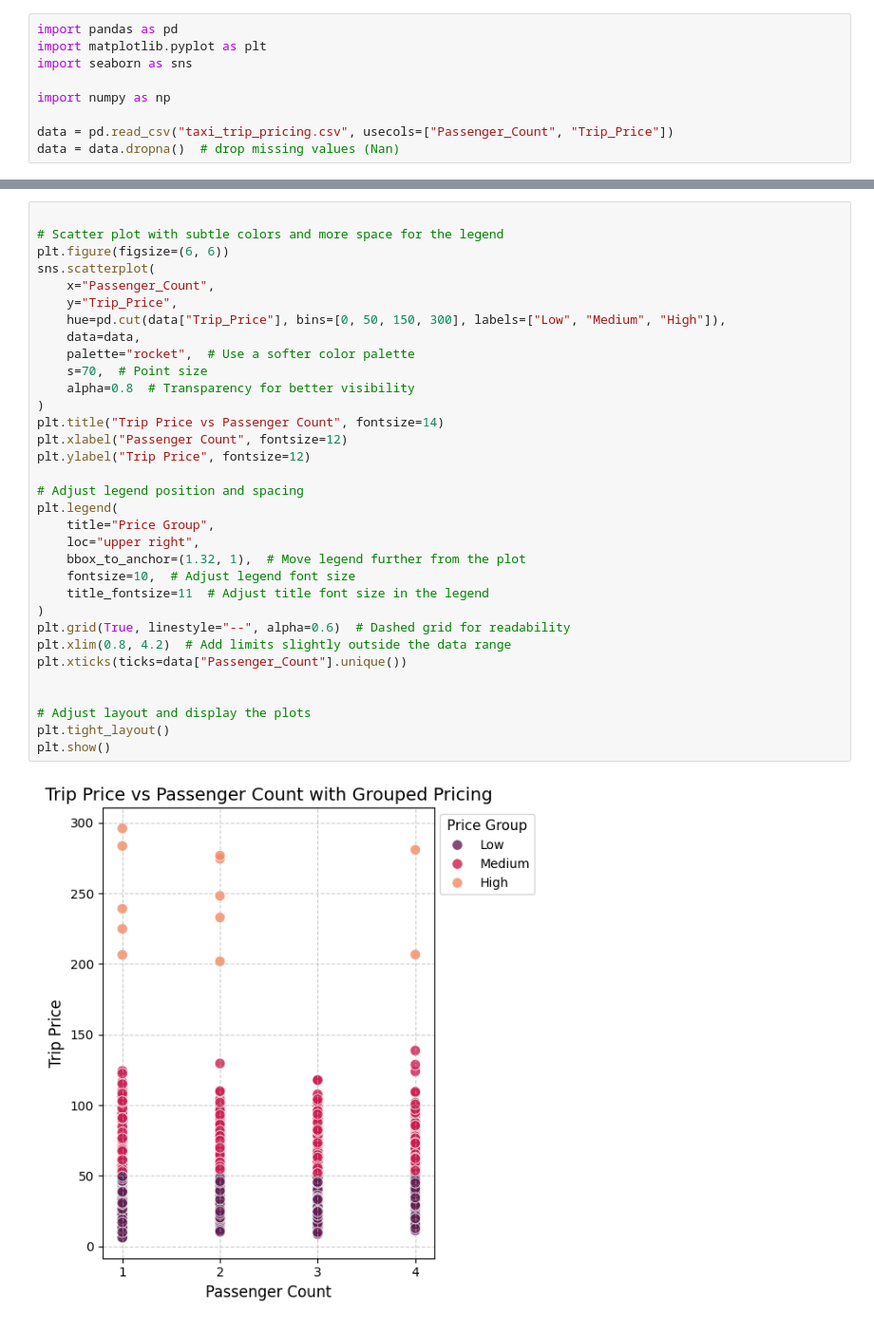
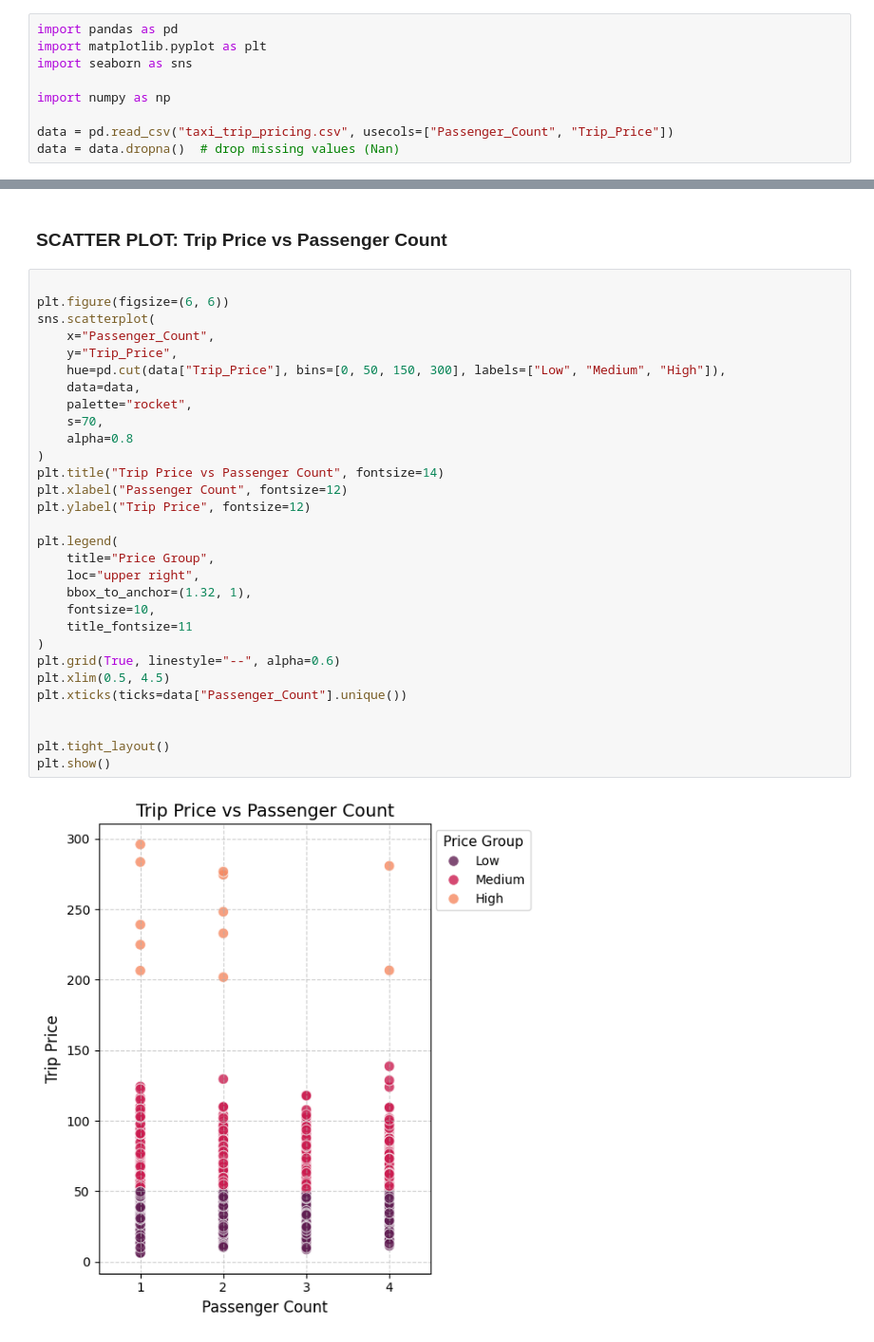
Before and after one commit to YIlyaA/Intro-To-DataScience-project, a Jupyter notebook: passanger_count.ipynb, the cells around one changed output, grey strips where cells are left out. Shown: that part at 95% size. Cells and saved outputs as stored; diff of their text form.

```diff
--- a/passanger_count.ipynb
+++ b/passanger_count.ipynb
@@ -33,38 +32,37 @@ plt.grid(axis='y', linestyle='--', alpha=0.6)
 plt.show()
 # %% [output]
 [figure]
+# %% [markdown]
+### SCATTER PLOT: **Trip Price vs Passenger Count**
 # %%
 
-# Scatter plot with subtle colors and more space for the legend
 plt.figure(figsize=(6, 6))
 sns.scatterplot(
     x="Passenger_Count",
     y="Trip_Price",
     hue=pd.cut(data["Trip_Price"], bins=[0, 50, 150, 300], labels=["Low", "Medium", "High"]),
     data=data,
-    palette="rocket",  # Use a softer color palette
-    s=70,  # Point size
-    alpha=0.8  # Transparency for better visibility
+    palette="rocket",
+    s=70,
+    alpha=0.8
 )
 plt.title("Trip Price vs Passenger Count", fontsize=14)
 plt.xlabel("Passenger Count", fontsize=12)
 plt.ylabel("Trip Price", fontsize=12)
 
-# Adjust legend position and spacing
 plt.legend(
     title="Price Group",
     loc="upper right",
-    bbox_to_anchor=(1.32, 1),  # Move legend further from the plot
-    fontsize=10,  # Adjust legend font size
-    title_fontsize=11  # Adjust title font size in the legend
+    bbox_to_anchor=(1.32, 1),
+    fontsize=10,
+    title_fontsize=11
 )
-plt.grid(True, linestyle="--", alpha=0.6)  # Dashed grid for readability
-plt.xlim(0.8, 4.2)  # Add limits slightly outside the data range
+plt.grid(True, linestyle="--", alpha=0.6)
+plt.xlim(0.5, 4.5)
 plt.xticks(ticks=data["Passenger_Count"].unique())
 
 
-# Adjust layout and display the plots
 plt.tight_layout()
 plt.show()
 # %% [output]
-[figure, old version]
+[figure, new version]
```
Also changed, not shown: parts of 4 cells of this notebook.
